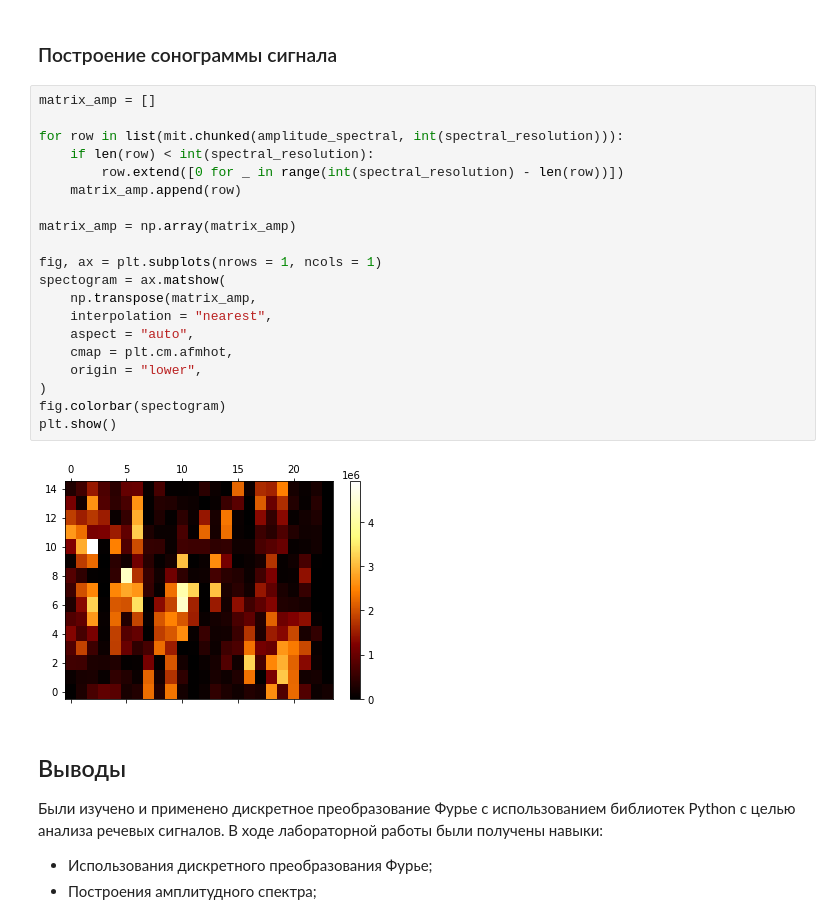
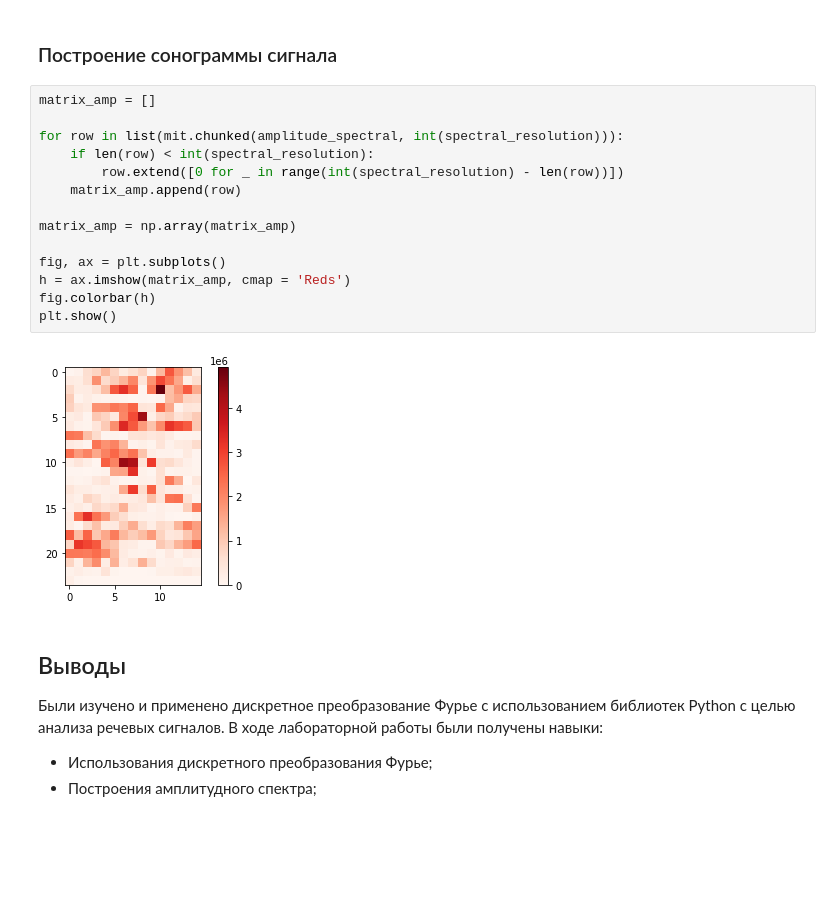
Before and after one commit to TheLifes08/speech-signals-analysis-dpf, a Jupyter notebook: speech-signals-analysis-dpf.ipynb, the cells around one changed output. Saved outputs shown, nothing was run; the diff lists cells and outputs as text; blank space fills up the shorter version.

```diff
--- a/speech-signals-analysis-dpf.ipynb
+++ b/speech-signals-analysis-dpf.ipynb
@@ -205,25 +205,19 @@ plt.plot(trajectory_F3)
 # %%
 matrix_amp = []
 
 for row in list(mit.chunked(amplitude_spectral, int(spectral_resolution))):
     if len(row) < int(spectral_resolution):
         row.extend([0 for _ in range(int(spectral_resolution) - len(row))])
     matrix_amp.append(row)
 
 matrix_amp = np.array(matrix_amp)
 
-fig, ax = plt.subplots(nrows = 1, ncols = 1)
-spectogram = ax.matshow(
-    np.transpose(matrix_amp,
-    interpolation = "nearest",
-    aspect = "auto",
-    cmap = plt.cm.afmhot,
-    origin = "lower",
-)
-fig.colorbar(spectogram)
+fig, ax = plt.subplots()
+h = ax.imshow(matrix_amp, cmap = 'Reds')
+fig.colorbar(h)
 plt.show()
 # %% [output]
-[figure, old version]
+[figure, new version]
 # %% [markdown]
 ## Выводы
 
```
Also changed, not shown: parts of 2 cells of this notebook.
